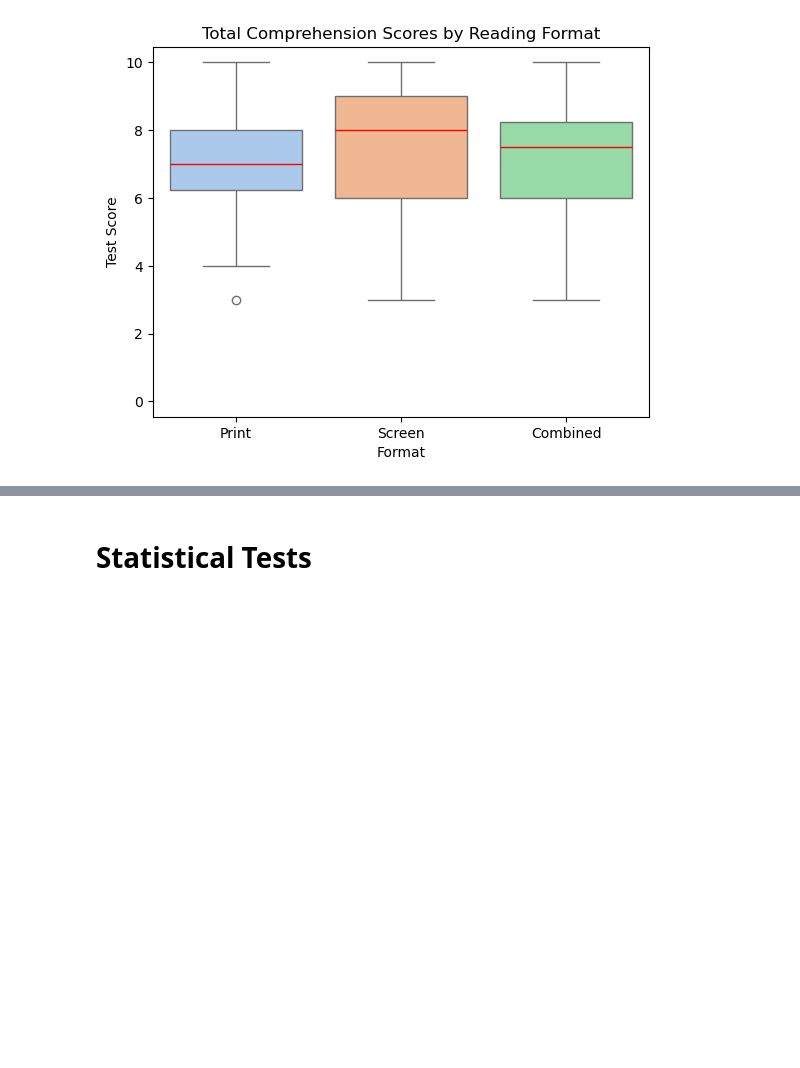
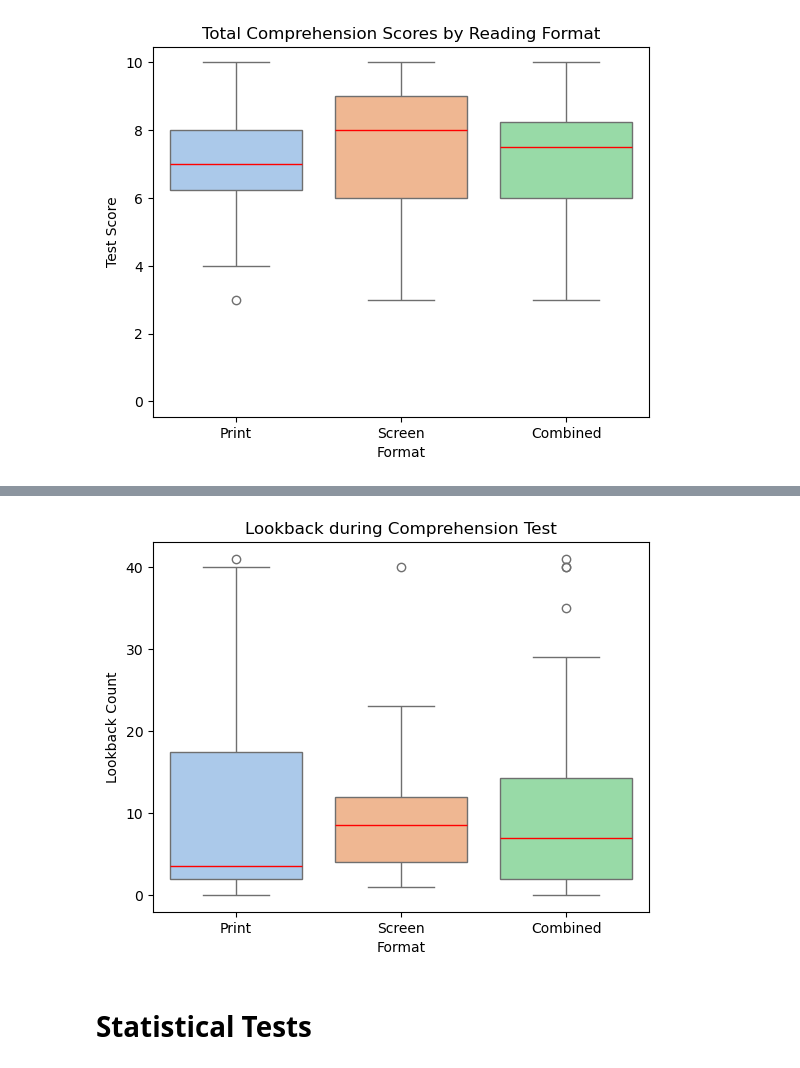
Before and after one commit to KyleCarlo/ScreenVSPrint, a Jupyter notebook: Notebook.ipynb, the cells around one changed output, grey strips where cells are left out. Drawn from its saved outputs; the diff is of its cells as text; code cells hidden in the pictures; blank space fills up the shorter version.

```diff
--- a/Notebook.ipynb
+++ b/Notebook.ipynb
@@ -509,3 +565,22 @@ plt.show()
+# %%
+lb = df[['format', 'lb']]
+lb_2 = lb.copy()
+lb_2['format'] = 'Combined'
+lb_combined = pd.concat([lb,lb_2])
+
+sns.boxplot(x='format', y='lb', hue='format', data=lb_combined, palette='pastel', medianprops={'color': 'red'})
+plt.title('Lookback during Comprehension Test')
+plt.ylabel('Lookback Count')
+plt.xlabel('Format')
+plt.savefig(
+    'Lookback during Comprehension Test.png',
+    dpi=300,
+    bbox_inches='tight',
+    pad_inches=0.3
+)
+plt.show()
+# %% [output]
+[figure, added]
 # %% [markdown]
 # Statistical Tests
 # %% [markdown]
```
Also changed, not shown: parts of 9 cells of this notebook.
